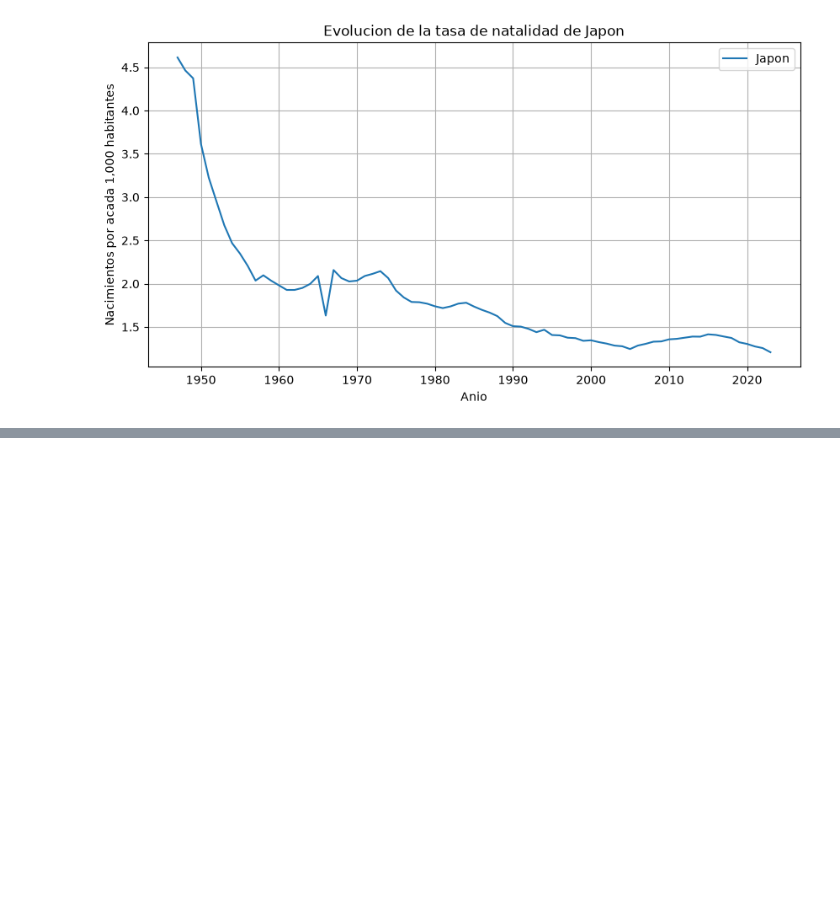
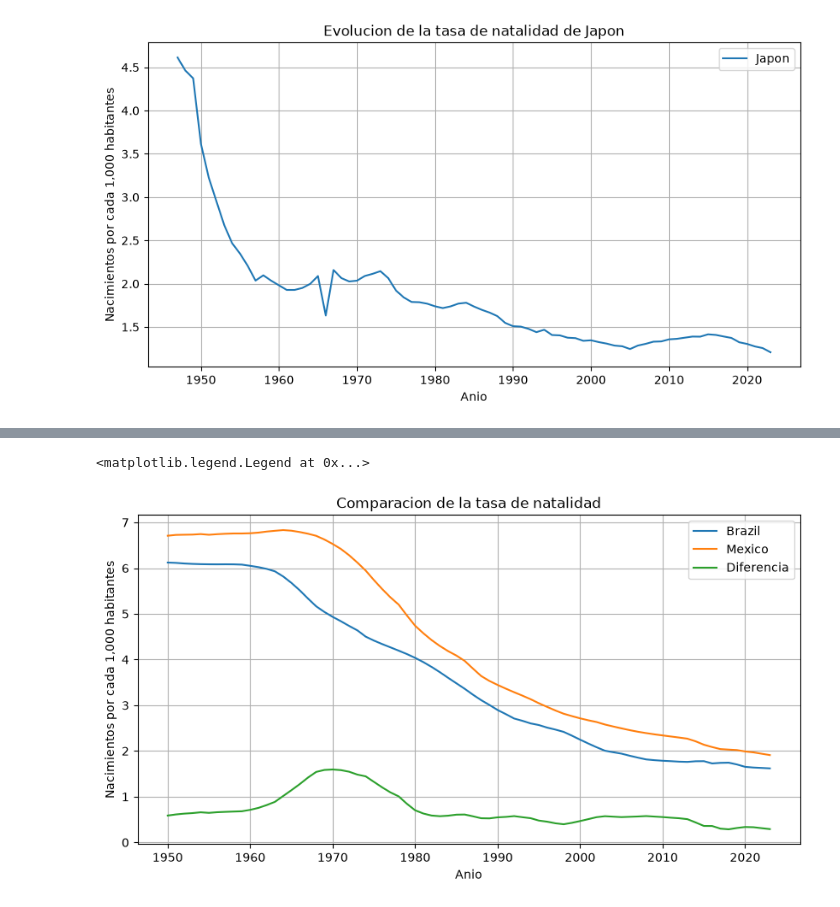
Before and after one commit to SantiagoPS2003/BigData, a Jupyter notebook: U1_1_probabilidad_estadistica/notebooks/03_fertilty_rate.ipynb, the cells around one changed output, grey strips where cells are left out. Drawn from its saved outputs; the diff is of its cells as text; code cells hidden in the pictures; blank space fills up the shorter version.

Commit message:
03_fertility_rate_v2

```diff
--- a/U1_1_probabilidad_estadistica/notebooks/03_fertilty_rate.ipynb
+++ b/U1_1_probabilidad_estadistica/notebooks/03_fertilty_rate.ipynb
@@ -90,0 +174,4 @@ plt.legend()
+# %%
+brazil = df[df["entity"] == "Brazil"]
+anios_brazil = brazil["year"].to_numpy()
+tasa_brazil = brazil ["fertility_rate_hist"].to_numpy()
@@ -90,0 +191,28 @@ plt.legend()
+# %%
+diferencia_mc_bz = tasa_mexico - tasa_brazil
+# %%
+plt.figure(figsize=(10, 5))
+plt.plot(
+    anios_brazil,
+    tasa_brazil,
+    label="Brazil"
+)
+plt.plot(
+    anios_mexico,
+    tasa_mexico,
+    label="Mexico"
+)
+plt.plot(
+    anios_mexico,
+    diferencia_mc_bz,
+    label="Diferencia"
+)
+
+plt.title("Comparacion de la tasa de natalidad")
+plt.xlabel("Anio")
+plt.ylabel("Nacimientos por cada 1,000 habitantes")
+plt.grid(True)
+plt.legend()
+# %% [output]
+<matplotlib.legend.Legend at 0x...>
+[figure, added]
```
Also changed, not shown: parts of 10 cells of this notebook.
